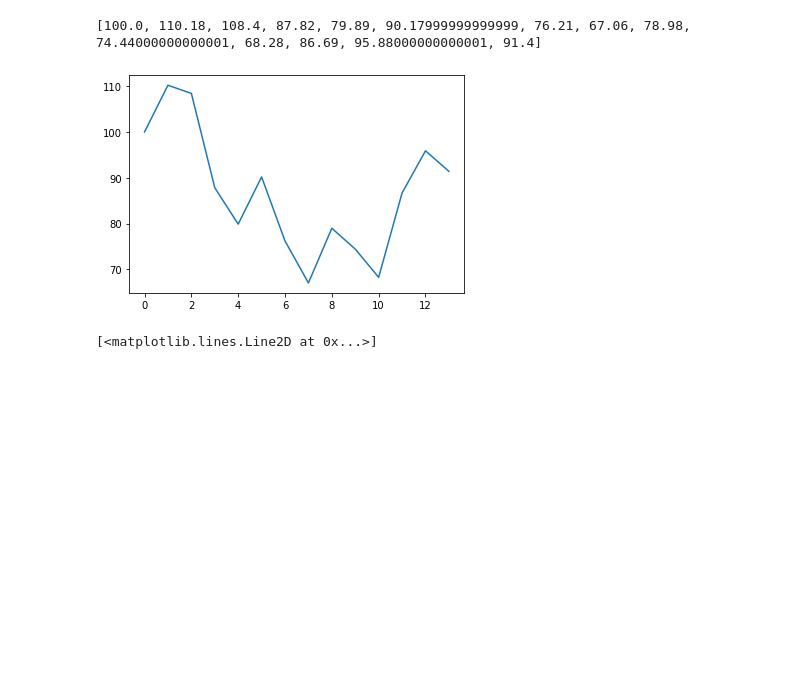
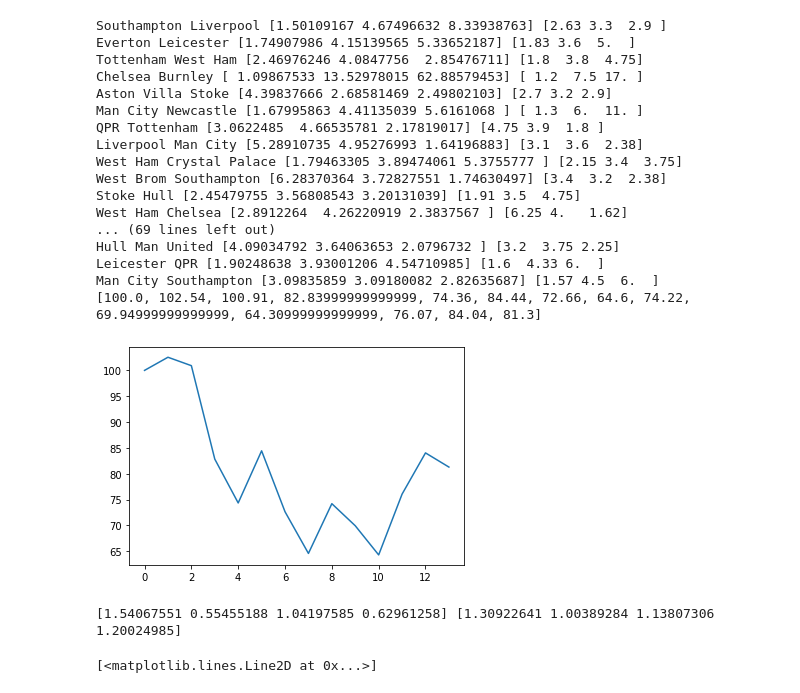
Before and after one commit to lanele73/apm348-project, a Jupyter notebook: betting.ipynb, the cells around one changed output. Saved outputs shown, nothing was run; the diff lists cells and outputs as text; code cells hidden in the pictures; blank space fills up the shorter version.

Commit message:
betting params update

```diff
--- a/betting.ipynb
+++ b/betting.ipynb
@@ -20,7 +20,7 @@ test = df[df["MatchWeek"]>week_split]
 
 params = np.ones((4,20))
 
-num_itrs = 50000
+num_itrs = 200000
 lr = 0.0001
 
 for i in tqdm(range(num_itrs)):
@@ -40,35 +40,4 @@ for i in tqdm(range(num_itrs)):
         # update away team params
         params[2,away_index] += lr * (away_goal / params[2,away_index] - params[1,home_index])
         params[3,away_index] += lr * (home_goal / params[3,away_index] - params[0,home_index])
-# %%
-team_params = np.ones((4,20))
-streak_param = 1
-
-num_itrs = 50000
-lr = 0.0001
-
-for i in tqdm(range(num_itrs)):
-    batch = train.sample(frac=1/20)
-
-    for index, row in batch.iterrows():
-
-        home_index = teams_ind[row["HomeTeam"]]
-        away_index = teams_ind[row["AwayTeam"]]
-        home_goal = row["FTHG"]
-        away_goal = row["FTAG"]
-        week = row["MatchWeek"]
-        home_streak = ws.loc[week,row["HomeTeam"]]
-        away_streak = ws.loc[week,row["AwayTeam"]]
-
-        # update home team params
-        team_params[0,home_index] += lr * (home_goal / team_params[0,home_index] - team_params[3,away_index] * (streak_param ** home_streak))
-        team_params[1,home_index] += lr * (away_goal / team_params[1,home_index] - team_params[2,away_index] * (streak_param ** away_streak))
-        if home_streak != 0:
-            streak_param += lr * (home_goal * home_streak / streak_param - home_streak * team_params[0,home_index] * team_params[3,away_index] * (streak_param ** (home_streak - 1)))
-
-        # update away team params
-        team_params[2,away_index] += lr * (away_goal / team_params[2,away_index] - team_params[1,home_index] * (streak_param ** away_streak))
-        team_params[3,away_index] += lr * (home_goal / team_params[3,away_index] - team_params[0,home_index] * (streak_param ** home_streak))
-        if away_streak != 0:
-            streak_param += lr * (away_goal * away_streak / streak_param - away_streak * team_params[2,away_index] * team_params[1,home_index] * (streak_param ** (away_streak - 1)))
 # %%
@@ -78,35 +48,66 @@ for i in tqdm(range(num_itrs)):
 #     # Pickle the 'data' dictionary using the highest protocol available.
 #     pickle.dump(saved_params, f, pickle.HIGHEST_PROTOCOL)
 # %%
-with open('betting_params.pickle', 'rb') as f:
+with open('saved_data/betting_params.pickle', 'rb') as f:
     saved_params = pickle.load(f)
 
-params = saved_params[0]
-team_params = saved_params[1]
-streak_param = saved_params[2]
+params = saved_params
 # %%
 current = 100.00
 history = [current]
 matchweek = [week_split]
 games_played = week_split
 for name, group in test.groupby("MatchWeek"):
     for i, row in group.iterrows():
         home_index = teams_ind[row["HomeTeam"]]
         away_index = teams_ind[row["AwayTeam"]]
         result = row["FTR"]
 
         house_odds = np.array([row["B365H"], row["B365D"], row["B365A"]])
         model_odds = get_odds(params, home_index, away_index)
+        x = current
 
         current = place_bet(current, house_odds, model_odds, result)
+        # if current < x:
+        #     print(row["HomeTeam"], row["AwayTeam"], model_odds, house_odds)
     games_played += 1
     history.append(current)
     matchweek.append(games_played)
 plt.plot(history)
-print(history)
 # %% [output]
-[100.0, 110.18, 108.4, 87.82, 79.89, 90.17999999999999, 76.21, 67.06, 78.98, 74.44000000000001, 68.28, 86.69, 95.88000000000001, 91.4]
+Southampton Liverpool [1.50109167 4.67496632 8.33938763] [2.63 3.3  2.9 ]
+Everton Leicester [1.74907986 4.15139565 5.33652187] [1.83 3.6  5.  ]
+Tottenham West Ham [2.46976246 4.0847756  2.85476711] [1.8  3.8  4.75]
+Chelsea Burnley [ 1.09867533 13.52978015 62.88579453] [ 1.2  7.5 17. ]
+Aston Villa Stoke [4.39837666 2.68581469 2.49802103] [2.7 3.2 2.9]
+Man City Newcastle [1.67995863 4.41135039 5.6161068 ] [ 1.3  6.  11. ]
+QPR Tottenham [3.0622485  4.66535781 2.17819017] [4.75 3.9  1.8 ]
+Liverpool Man City [5.28910735 4.95276993 1.64196883] [3.1  3.6  2.38]
+West Ham Crystal Palace [1.79463305 3.89474061 5.3755777 ] [2.15 3.4  3.75]
+West Brom Southampton [6.28370364 3.72827551 1.74630497] [3.4  3.2  2.38]
+Stoke Hull [2.45479755 3.56808543 3.20131039] [1.91 3.5  4.75]
+West Ham Chelsea [2.8912264  4.26220919 2.3837567 ] [6.25 4.   1.62]
+... (69 lines left out)
+Hull Man United [4.09034792 3.64063653 2.0796732 ] [3.2  3.75 2.25]
+Leicester QPR [1.90248638 3.93001206 4.54710985] [1.6  4.33 6.  ]
+Man City Southampton [3.09835859 3.09180082 2.82635687] [1.57 4.5  6.  ]
+[100.0, 102.54, 100.91, 82.83999999999999, 74.36, 84.44, 72.66, 64.6, 74.22, 69.94999999999999, 64.30999999999999, 76.07, 84.04, 81.3]
-[figure, old version]
+[figure, new version]
+# %%
+home_index = teams_ind["Southampton"]
+away_index = teams_ind["Liverpool"]
+get_odds(params, home_index, away_index)
+
+home_goal_param = params[0, home_index] * params[3, away_index]
+away_goal_param = params[1, home_index] * params[2, away_index]
+
+scores = np.zeros((16,16))
+for i in range(16):
+    for j in range(16):
+        scores[i,j] = poisson.pmf(i, home_goal_param) * poisson.pmf(j, away_goal_param)
+print(params[:, home_index], params[:, away_index])
+# %% [output]
+[1.54067551 0.55455188 1.04197585 0.62961258] [1.30922641 1.00389284 1.13807306 1.20024985]
 # %%
 # Simpler model to compare
 
```
Also changed, not shown: parts of 3 cells of this notebook, 3 other files.
